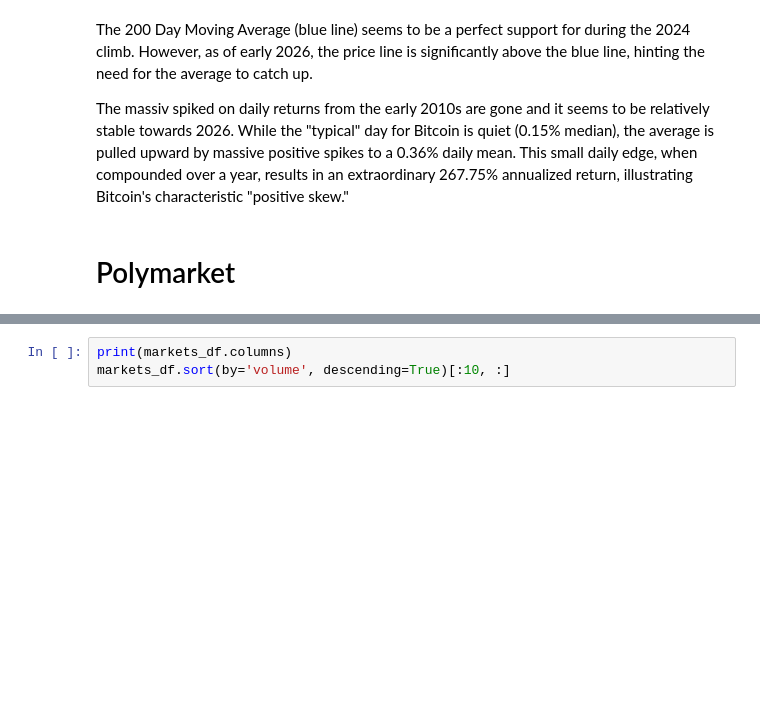
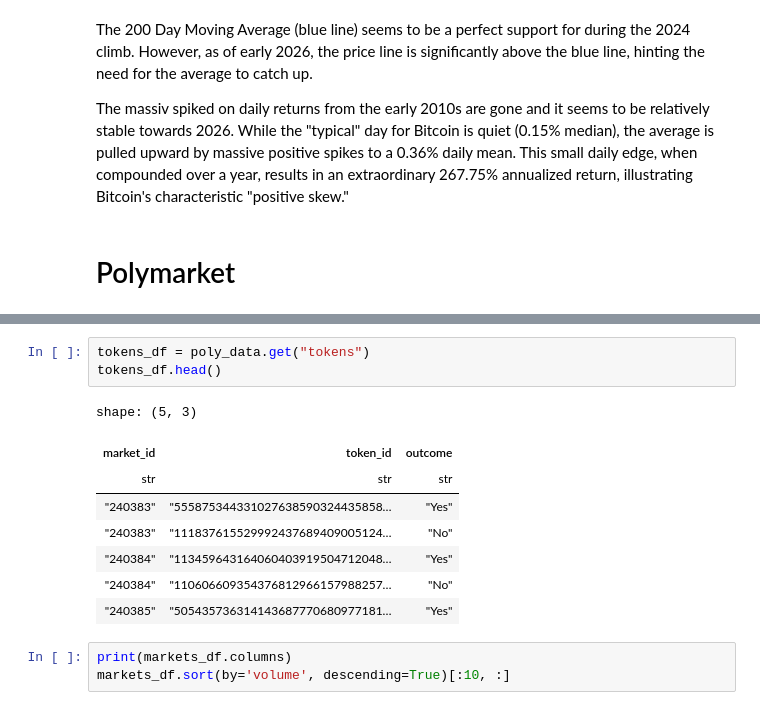
Before and after one commit to gurungkshitij/bitcoin-analytics-capstone, a Jupyter notebook: eda/EDA.ipynb, the cells around one changed output, grey strips where cells are left out. Saved outputs shown, nothing was run; the diff lists cells and outputs as text; blank space fills up the shorter version.

```diff
--- a/eda/EDA.ipynb
+++ b/eda/EDA.ipynb
@@ -483,3 +339,15 @@ markets_df = poly_data.get("markets")
+# %%
+tokens_df = poly_data.get("tokens")
+tokens_df.head()
+# %% [output]
+shape: (5, 3)
+| market_id | token_id | outcome |
+| str | str | str |
+| "240383" | "555875344331027638590324435858… | "Yes" |
+| "240383" | "111837615529992437689409005124… | "No" |
+| "240384" | "113459643164060403919504712048… | "Yes" |
+| "240384" | "110606609354376812966157988257… | "No" |
+| "240385" | "505435736314143687770680977181… | "Yes" |
 # %%
 print(markets_df.columns)
 markets_df.sort(by='volume', descending=True)[:10, :]
```
Also changed, not shown: parts of 12 cells of this notebook.
